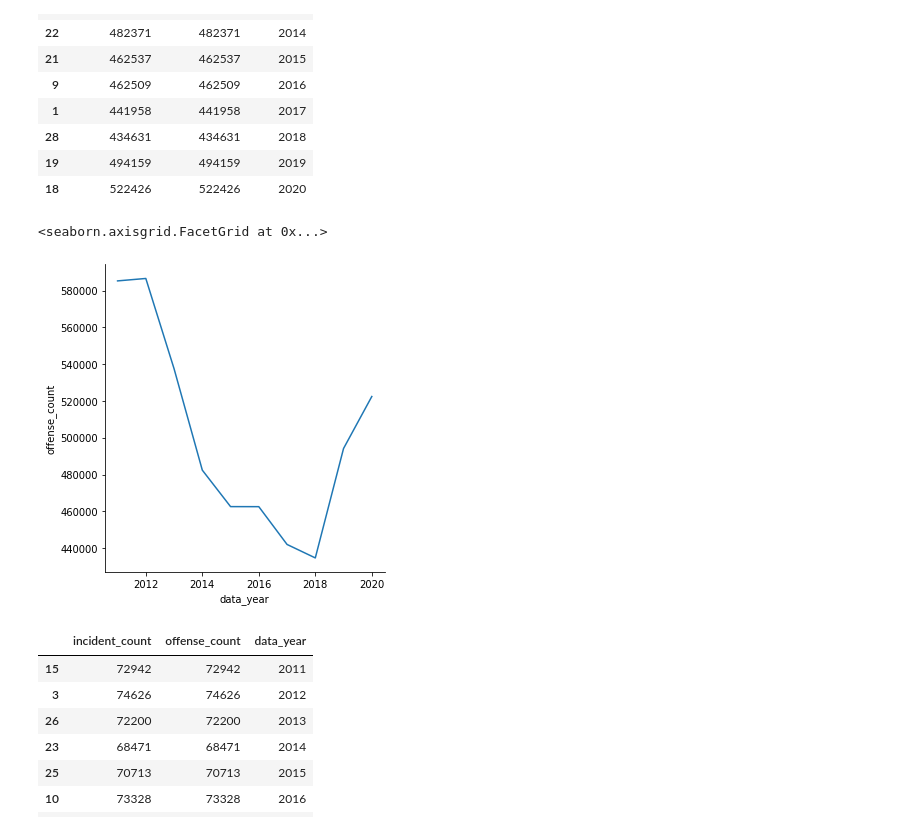
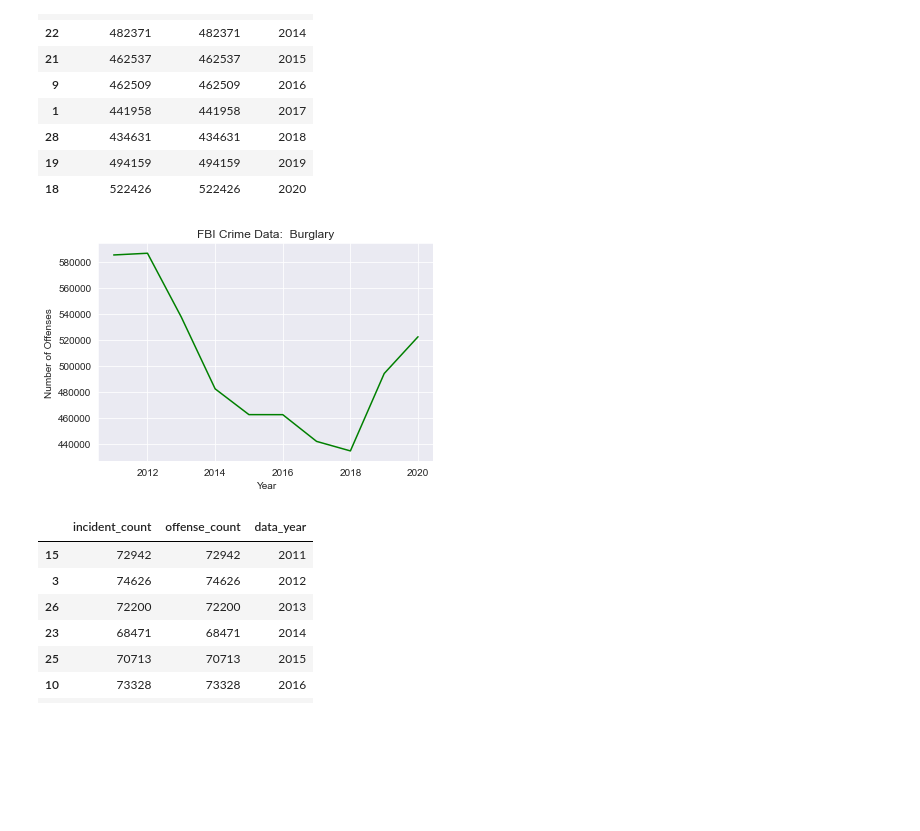
Before and after one commit to HeatherLD/API-Project, a Jupyter notebook: Homework 8 Exploratory API project - Jamie's version.ipynb, the cells around one changed output. Cells and saved outputs as stored; diff of their text form; code cells hidden in the pictures; blank space fills up the shorter version.

Commit message:
all graphs updated

```diff
--- a/Homework 8 Exploratory API project - Jamie's version.ipynb
+++ b/Homework 8 Exploratory API project - Jamie's version.ipynb
@@ -62,10 +62,17 @@ pd.DataFrame(burg_yr_filtered)
 | 18 | 522426 | 522426 | 2020 |
 # %%
 # creating a burglary line plot
-sns.relplot(x='data_year', y='offense_count', data=burg_yr_filtered, kind='line')
+sns.set_style('darkgrid')
+b=sns.lineplot(x='data_year',
+               y='offense_count',
+               color='green',
+               data=burg_yr_filtered,
+               markers=True)
+b.set(xlabel = 'Year', ylabel = 'Number of Offenses', title = 'FBI Crime Data:  Burglary')
+
+plt.show()
 # %% [output]
-<seaborn.axisgrid.FacetGrid at 0x...>
-[figure, old version]
+[figure, new version]
 # %%
 #robbery, count
 fbi_robbery_ct = requests.get('https://api.usa.gov/crime/fbi/sapi/api/data/nibrs/robbery/offense/national/count/?limit=1&api_key=HXzuNSaaIO46x38N0iVVKpMDgrP6GG3mxBcacgRH')
```
Also changed, not shown: parts of 11 cells of this notebook.
